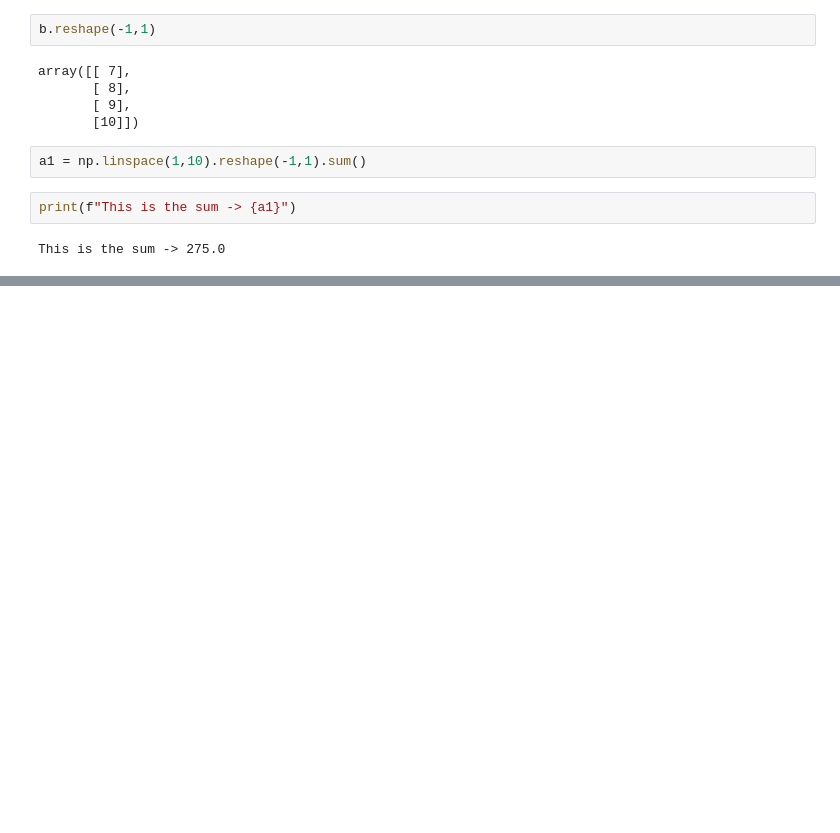
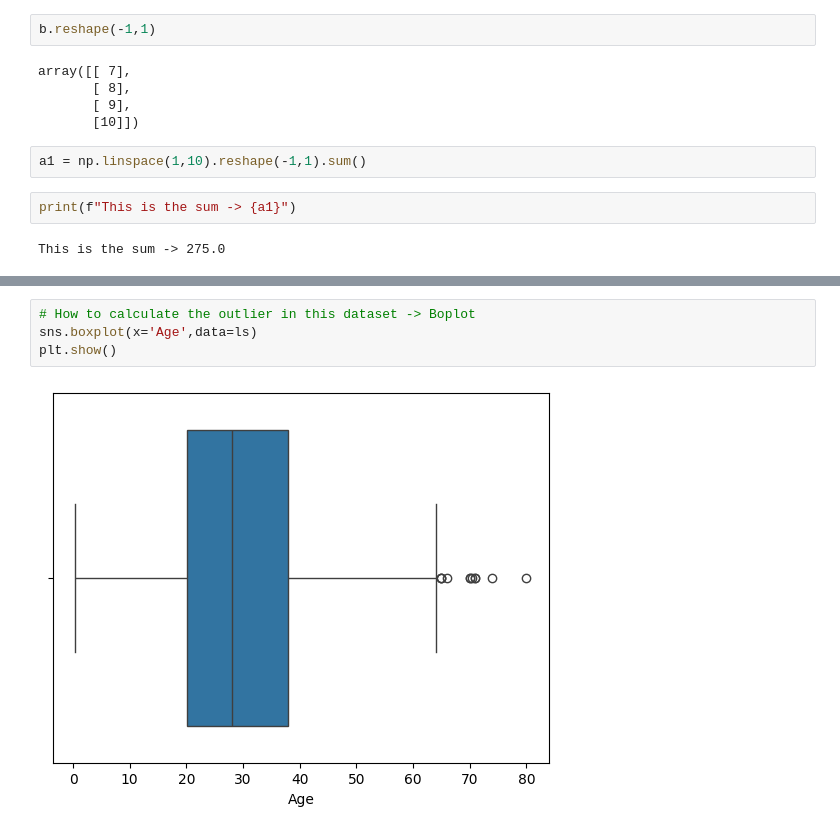
Before and after one commit to Roottoaccess/Semister2_ALL_important_concepts, a Jupyter notebook: AI and ML/data_ingestion.ipynb, the cells around one changed output, grey strips where cells are left out. Drawn from its saved outputs; the diff is of its cells as text; blank space fills up the shorter version.

```diff
--- a/AI and ML/data_ingestion.ipynb
+++ b/AI and ML/data_ingestion.ipynb
@@ -499,0 +702,6 @@ This is the sum -> 275.0
+# %%
+# How to calculate the outlier in this dataset -> Boplot
+sns.boxplot(x='Age',data=ls)
+plt.show()
+# %% [output]
+[figure, added]
```
Also changed, not shown: parts of 31 cells of this notebook, 9 other files.
